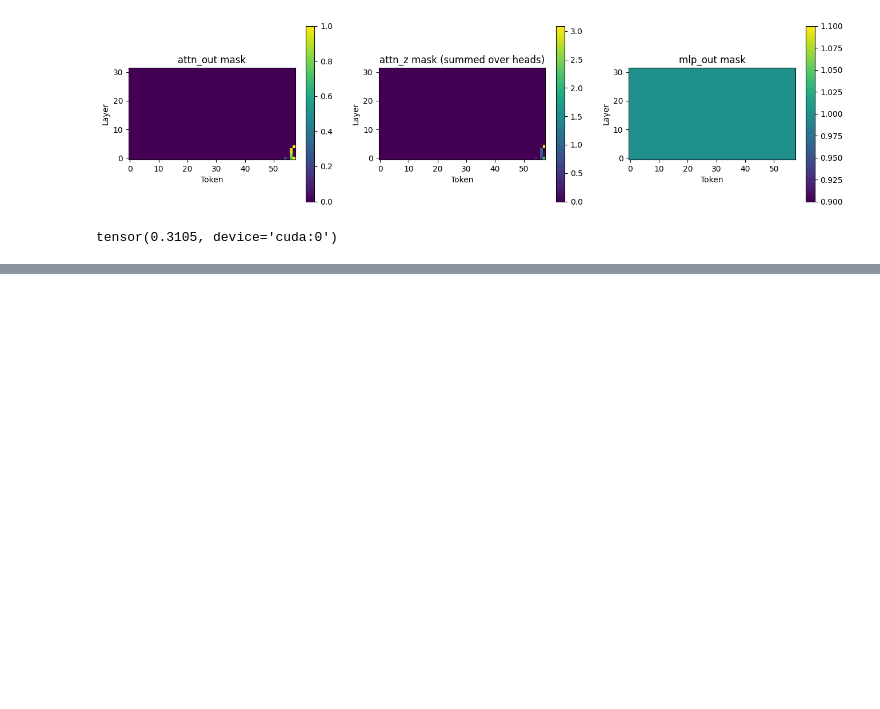
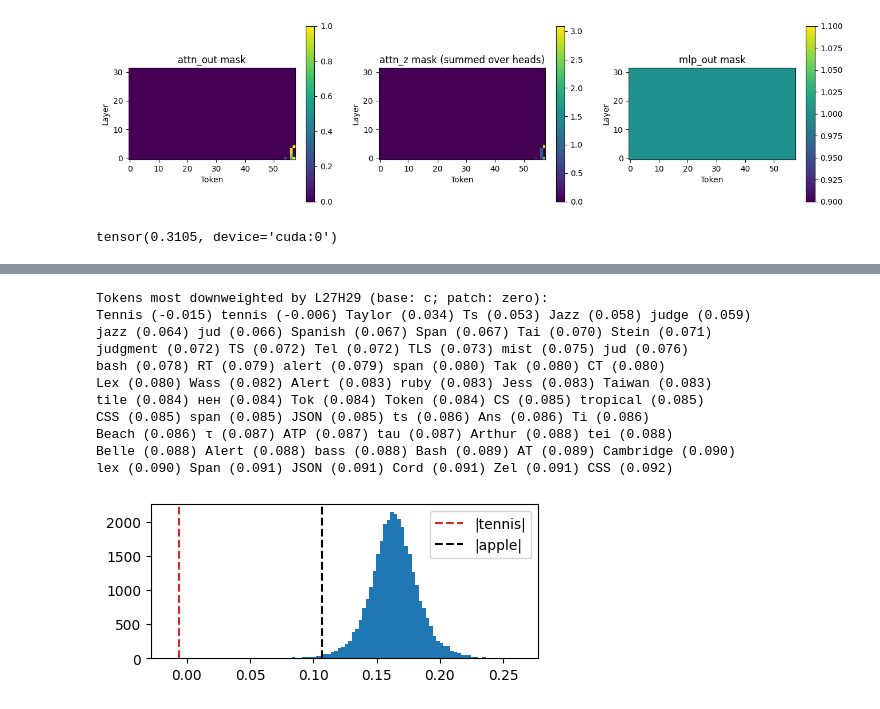
Before and after one commit to ed1d1a8d/prompt-injection-interp, a Jupyter notebook: notebooks/dontsay/l27-h29-subnet-flow.ipynb, the cells around one changed output, grey strips where cells are left out. Drawn from its saved outputs; the diff is of its cells as text; code cells hidden in the pictures; blank space fills up the shorter version.

```diff
--- a/notebooks/dontsay/l27-h29-subnet-flow.ipynb
+++ b/notebooks/dontsay/l27-h29-subnet-flow.ipynb
@@ -654,0 +601,53 @@ plt.show()
+# %%
+with torch.no_grad():
+    logits_ablt = utils.unembed(
+        x=PD_TEST.cache["resid_post", -1][-1]
+        - PD_TEST.cache["z", LAYER][-1, HEAD] @ tl_model.W_O[LAYER, HEAD],
+        tl_model=tl_model,
+    )
+    logits_orig = PD_TEST.final_logits
+
+    log_bf = (
+        logits_orig.softmax(dim=-1).logit()
+        - logits_ablt.softmax(dim=-1).logit()
+    )
+    log10_bf = log_bf.cpu().numpy() / np.log(10)
+
+print(f"Tokens most downweighted by {COMP_STR} (base: c; patch: zero):")
+utils.print_most_likely_tokens(
+    log10_bf,
+    tl_model,
+    n_tokens=60,
+    n_per_line=6,
+    largest=False,
+)
+
+plt.figure(figsize=(5, 2))
+plt.hist(log10_bf, bins=100)
+plt.axvline(
+    log10_bf[tl_model.to_single_token("tennis")],
+    color="tab:red",
+    linestyle="--",
+    label=f"|tennis|",
+)
+plt.axvline(
+    log10_bf[tl_model.to_single_token("apple")],
+    color="black",
+    linestyle="--",
+    label=f"|apple|",
+)
+plt.legend()
+plt.show()
+# %% [output]
+Tokens most downweighted by L27H29 (base: c; patch: zero):
+Tennis (-0.015) tennis (-0.006) Taylor (0.034) Ts (0.053) Jazz (0.058) judge (0.059)
+jazz (0.064) jud (0.066) Spanish (0.067) Span (0.067) Tai (0.070) Stein (0.071)
+judgment (0.072) TS (0.072) Tel (0.072) TLS (0.073) mist (0.075) jud (0.076)
+bash (0.078) RT (0.079) alert (0.079) span (0.080) Tak (0.080) CT (0.080)
+Lex (0.080) Wass (0.082) Alert (0.083) ruby (0.083) Jess (0.083) Taiwan (0.083)
+tile (0.084) нен (0.084) Tok (0.084) Token (0.084) CS (0.085) tropical (0.085)
+CSS (0.085) span (0.085) JSON (0.085) ts (0.086) Ans (0.086) Ti (0.086)
+Beach (0.086) τ (0.087) ATP (0.087) tau (0.087) Arthur (0.088) tei (0.088)
+Belle (0.088) Alert (0.088) bass (0.088) Bash (0.089) AT (0.089) Cambridge (0.090)
+lex (0.090) Span (0.091) JSON (0.091) Cord (0.091) Zel (0.091) CSS (0.092)
+[figure, added]
```
Also changed, not shown: parts of 5 cells of this notebook.
